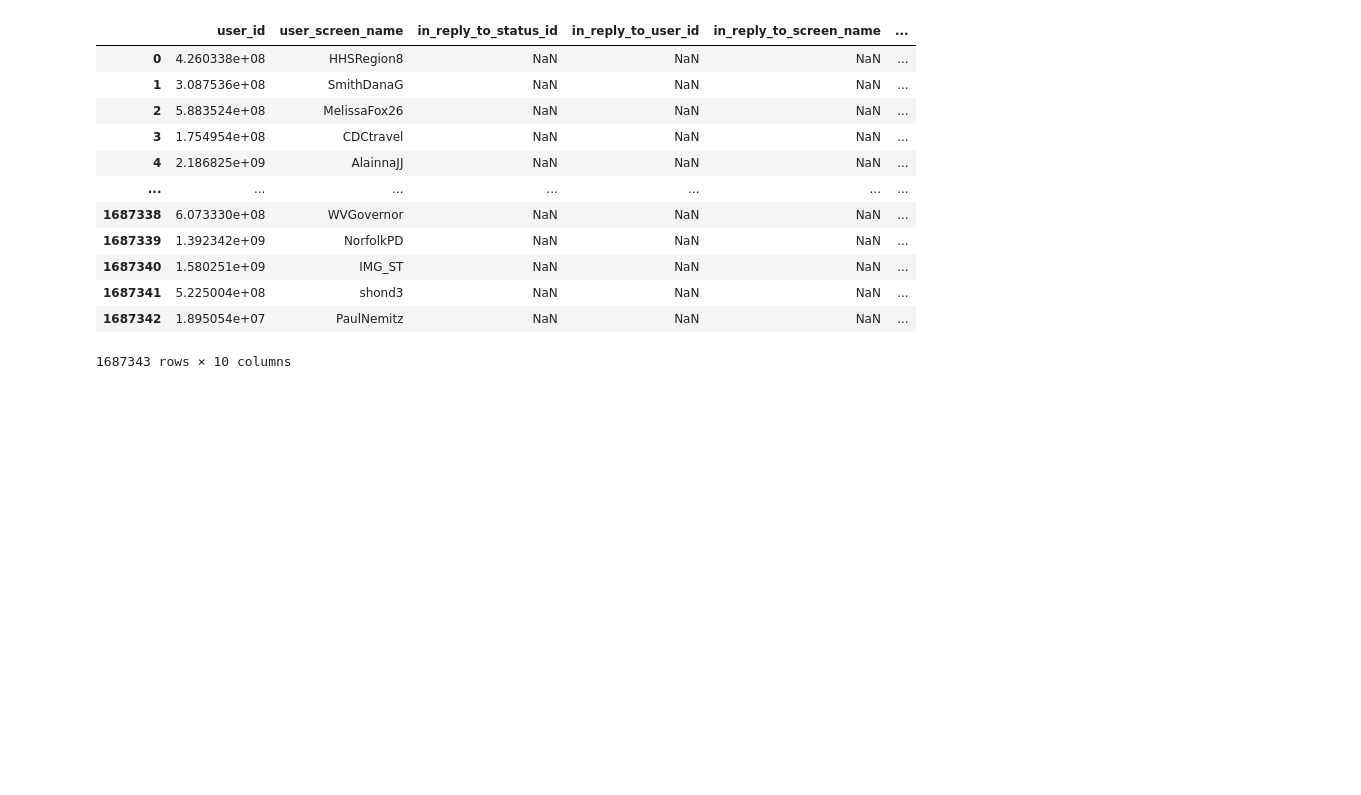
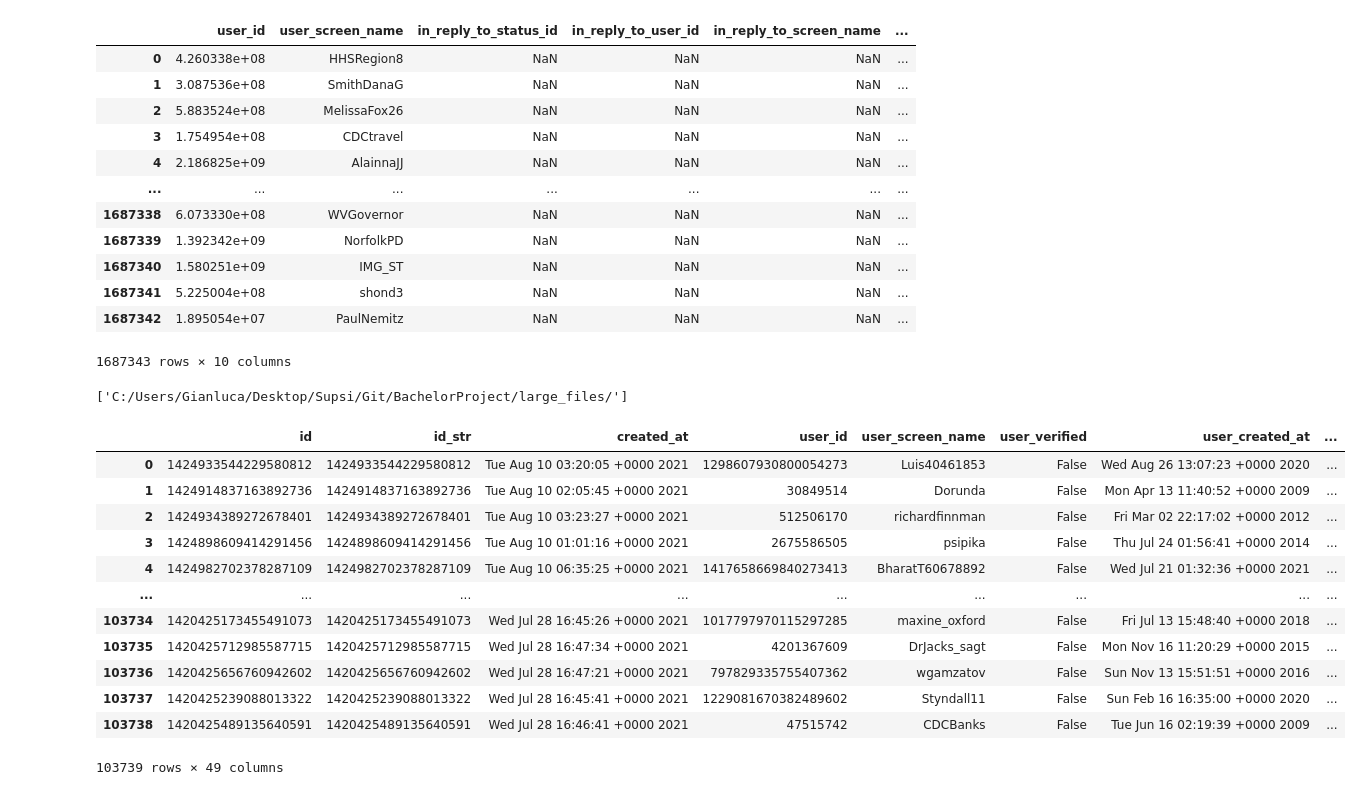
Before and after one commit to gi-ux/BachelorProject, a Jupyter notebook: notebook/Verified_Disinform.ipynb, the cells around one changed output. Drawn from its saved outputs; the diff is of its cells as text; code cells hidden in the pictures; blank space fills up the shorter version.

```diff
--- a/notebook/Verified_Disinform.ipynb
+++ b/notebook/Verified_Disinform.ipynb
@@ -165,5 +165,27 @@ data
 | 1687341 | 5.225004e+08 | shond3 | NaN | NaN | NaN | ... |
 | 1687342 | 1.895054e+07 | PaulNemitz | NaN | NaN | NaN | ... |
 1687343 rows × 10 columns
+# %%
+path =  glob.glob("C:/Users/Gianluca/Desktop/Supsi/Git/BachelorProject/large_files/")
+path
+# %% [output]
+['C:/Users/Gianluca/Desktop/Supsi/Git/BachelorProject/large_files/']
 # %%
 data.to_csv("C:/Users/Gianluca/Desktop/Supsi/Git/BachelorProject/large_files/verified_tweets.csv", index=False)
+# %%
+ccdh_rt_complete = pd.read_csv(path[0] + "ccdh_retweets.csv")
+ccdh_rt_complete
+# %% [output]
+|  | id | id_str | created_at | user_id | user_screen_name | user_verified | user_created_at | ... |
+| 0 | 1424933544229580812 | 1424933544229580812 | Tue Aug 10 03:20:05 +0000 2021 | 1298607930800054273 | Luis40461853 | False | Wed Aug 26 13:07:23 +0000 2020 | ... |
+| 1 | 1424914837163892736 | 1424914837163892736 | Tue Aug 10 02:05:45 +0000 2021 | 30849514 | Dorunda | False | Mon Apr 13 11:40:52 +0000 2009 | ... |
+| 2 | 1424934389272678401 | 1424934389272678401 | Tue Aug 10 03:23:27 +0000 2021 | 512506170 | richardfinnman | False | Fri Mar 02 22:17:02 +0000 2012 | ... |
+| 3 | 1424898609414291456 | 1424898609414291456 | Tue Aug 10 01:01:16 +0000 2021 | 2675586505 | psipika | False | Thu Jul 24 01:56:41 +0000 2014 | ... |
+| 4 | 1424982702378287109 | 1424982702378287109 | Tue Aug 10 06:35:25 +0000 2021 | 1417658669840273413 | BharatT60678892 | False | Wed Jul 21 01:32:36 +0000 2021 | ... |
+| ... | ... | ... | ... | ... | ... | ... | ... | ... |
+| 103734 | 1420425173455491073 | 1420425173455491073 | Wed Jul 28 16:45:26 +0000 2021 | 1017797970115297285 | maxine_oxford | False | Fri Jul 13 15:48:40 +0000 2018 | ... |
+| 103735 | 1420425712985587715 | 1420425712985587715 | Wed Jul 28 16:47:34 +0000 2021 | 4201367609 | DrJacks_sagt | False | Mon Nov 16 11:20:29 +0000 2015 | ... |
+| 103736 | 1420425656760942602 | 1420425656760942602 | Wed Jul 28 16:47:21 +0000 2021 | 797829335755407362 | wgamzatov | False | Sun Nov 13 15:51:51 +0000 2016 | ... |
+| 103737 | 1420425239088013322 | 1420425239088013322 | Wed Jul 28 16:45:41 +0000 2021 | 1229081670382489602 | Styndall11 | False | Sun Feb 16 16:35:00 +0000 2020 | ... |
+| 103738 | 1420425489135640591 | 1420425489135640591 | Wed Jul 28 16:46:41 +0000 2021 | 47515742 | CDCBanks | False | Tue Jun 16 02:19:39 +0000 2009 | ... |
+103739 rows × 49 columns
```
Also changed, not shown: parts of 1 cell of this notebook, 3 other files.
